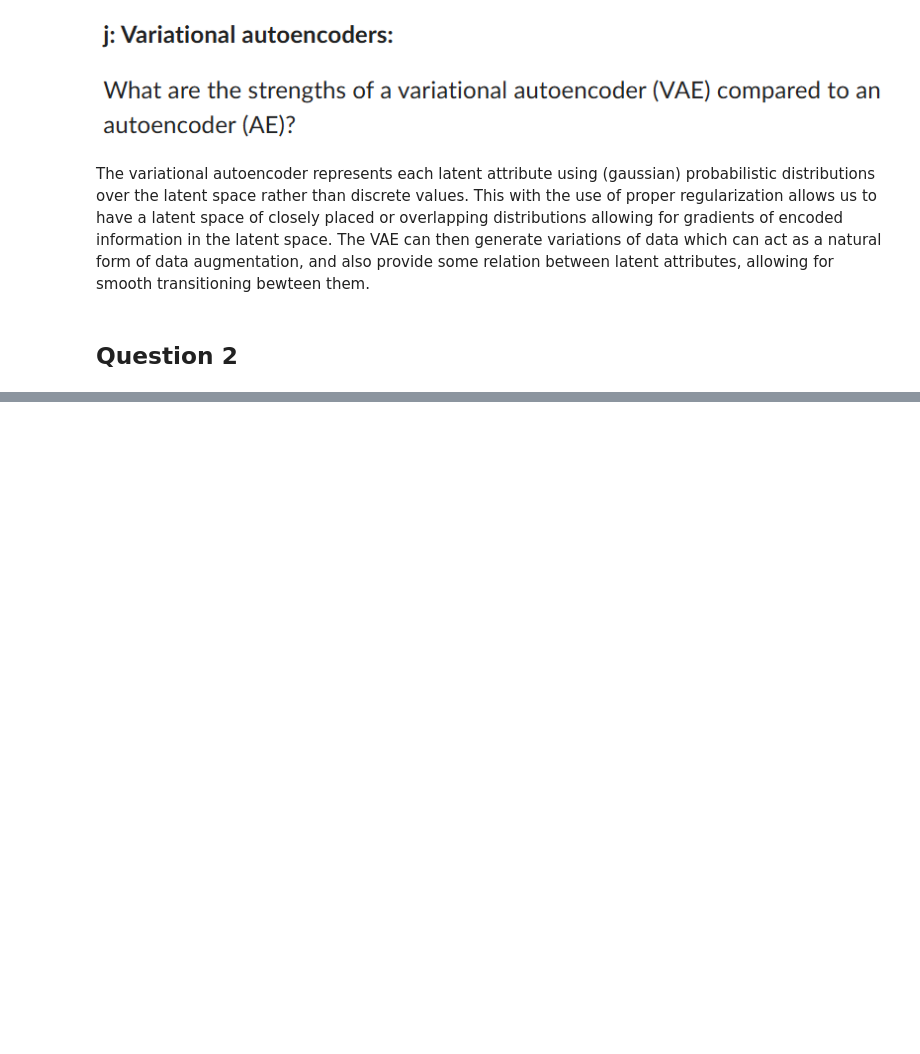
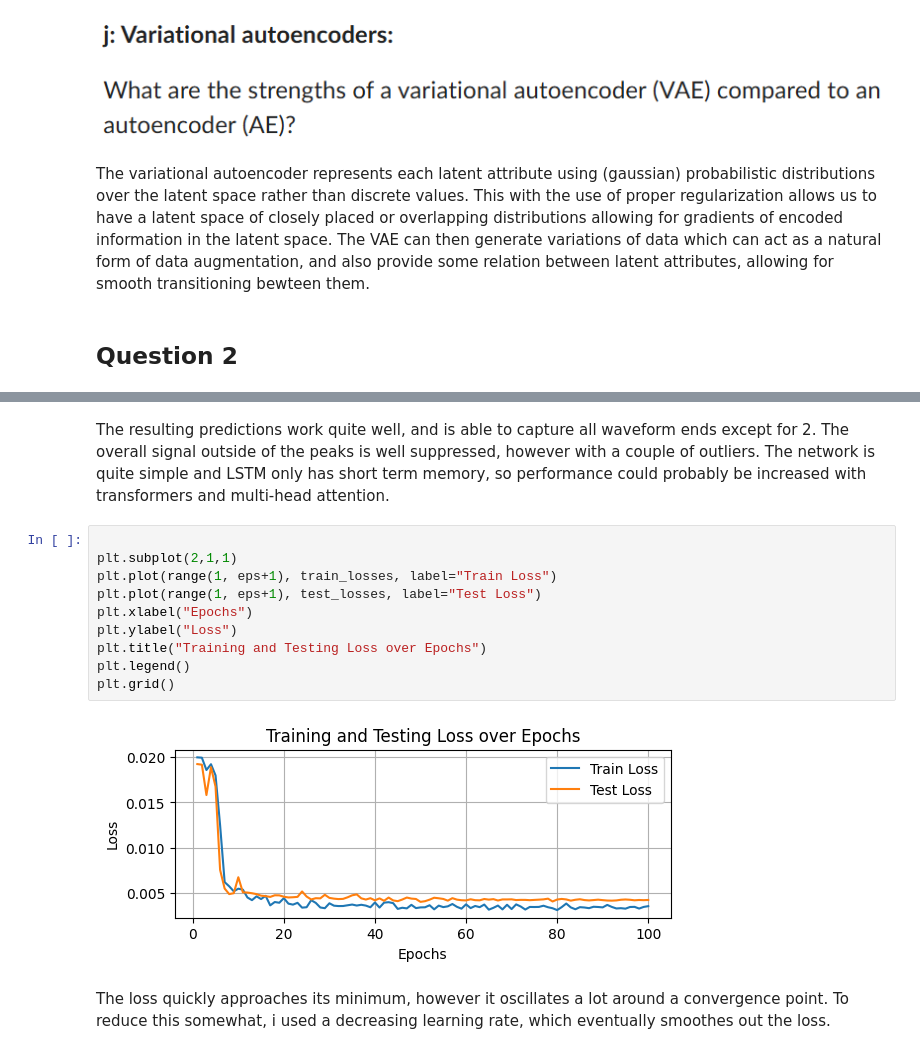
Before and after one commit to KasperMollerHansen/DeepLearning, a Jupyter notebook: jonathan/Assignment_2_Jonathan.ipynb, the cells around one changed output, grey strips where cells are left out. Saved outputs shown, nothing was run; the diff lists cells and outputs as text; blank space fills up the shorter version.

```diff
--- a/jonathan/Assignment_2_Jonathan.ipynb
+++ b/jonathan/Assignment_2_Jonathan.ipynb
@@ -415,0 +412,16 @@ print("Done!")
+# %% [markdown]
+The resulting predictions work quite well, and is able to capture all waveform ends except for 2. The overall signal outside of the peaks is well suppressed, however with a couple of outliers. The network is quite simple and LSTM only has short term memory, so performance could probably be increased with transformers and multi-head attention.
+# %%
+
+plt.subplot(2,1,1)
+plt.plot(range(1, eps+1), train_losses, label="Train Loss")
+plt.plot(range(1, eps+1), test_losses, label="Test Loss")
+plt.xlabel("Epochs")
+plt.ylabel("Loss")
+plt.title("Training and Testing Loss over Epochs")
+plt.legend()
+plt.grid()
+# %% [output]
+[figure, added]
+# %% [markdown]
+The loss quickly approaches its minimum, however it oscillates a lot around a convergence point. To reduce this somewhat, i used a decreasing learning rate, which eventually smoothes out the loss.
```
Also changed, not shown: parts of 9 cells of this notebook.
